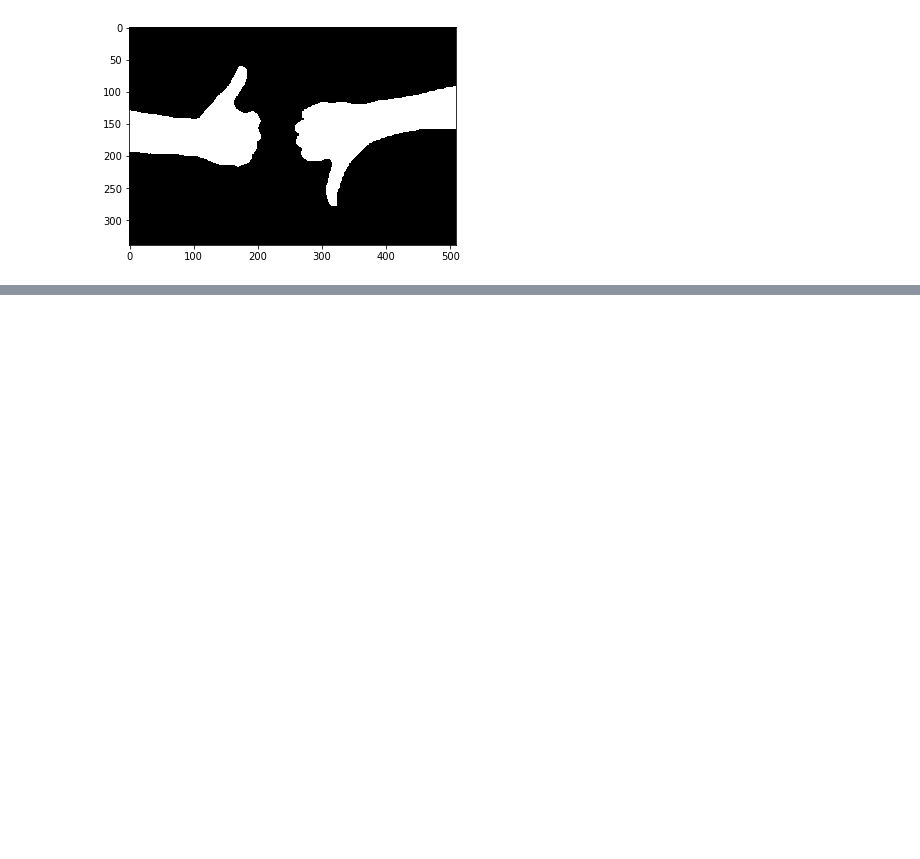
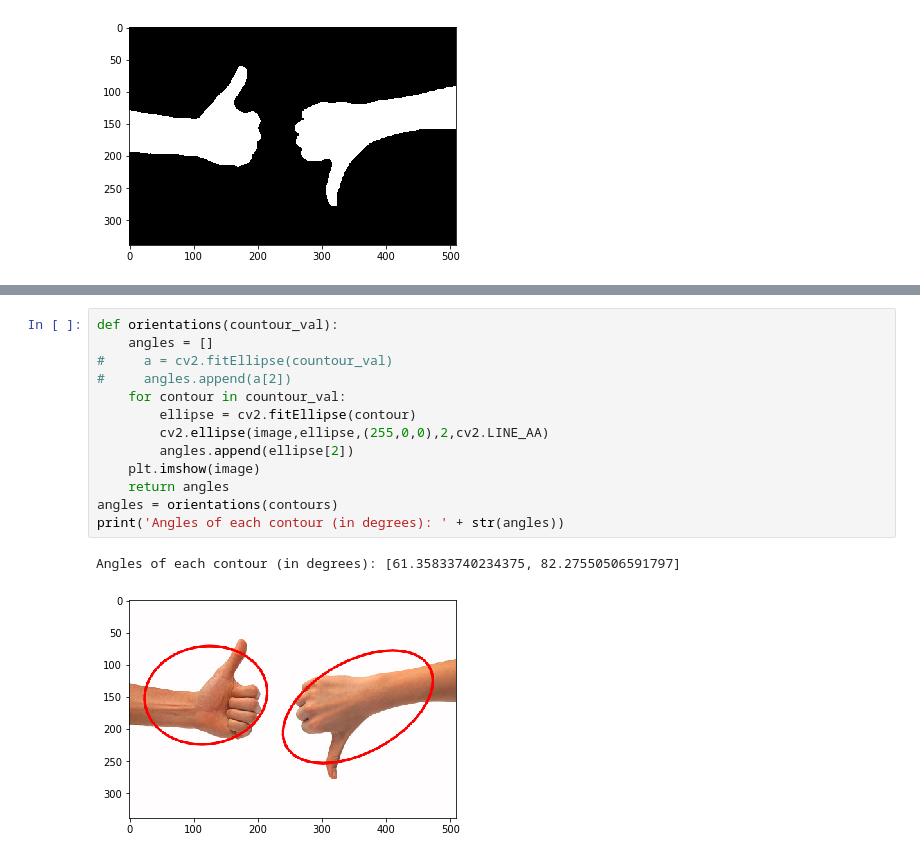
Before and after one commit to rj7shakya/computer_vision, a Jupyter notebook: cv_exercises/3 image seg/2 contours.ipynb, the cells around one changed output, grey strips where cells are left out. Drawn from its saved outputs; the diff is of its cells as text; blank space fills up the shorter version.

```diff
--- a/cv_exercises/3 image seg/2 contours.ipynb
+++ b/cv_exercises/3 image seg/2 contours.ipynb
@@ -27,0 +30,16 @@ ValueError: not enough values to unpack (expected 3, got 2)
+# %%
+def orientations(countour_val):
+    angles = []
+#     a = cv2.fitEllipse(countour_val)
+#     angles.append(a[2])
+    for contour in countour_val:
+        ellipse = cv2.fitEllipse(contour)
+        cv2.ellipse(image,ellipse,(255,0,0),2,cv2.LINE_AA)
+        angles.append(ellipse[2])
+    plt.imshow(image)
+    return angles
+angles = orientations(contours)
+print('Angles of each contour (in degrees): ' + str(angles))
+# %% [output]
+Angles of each contour (in degrees): [61.35833740234375, 82.27550506591797]
+[figure, added]
```
Also changed, not shown: parts of 2 cells of this notebook, 1 other file.
